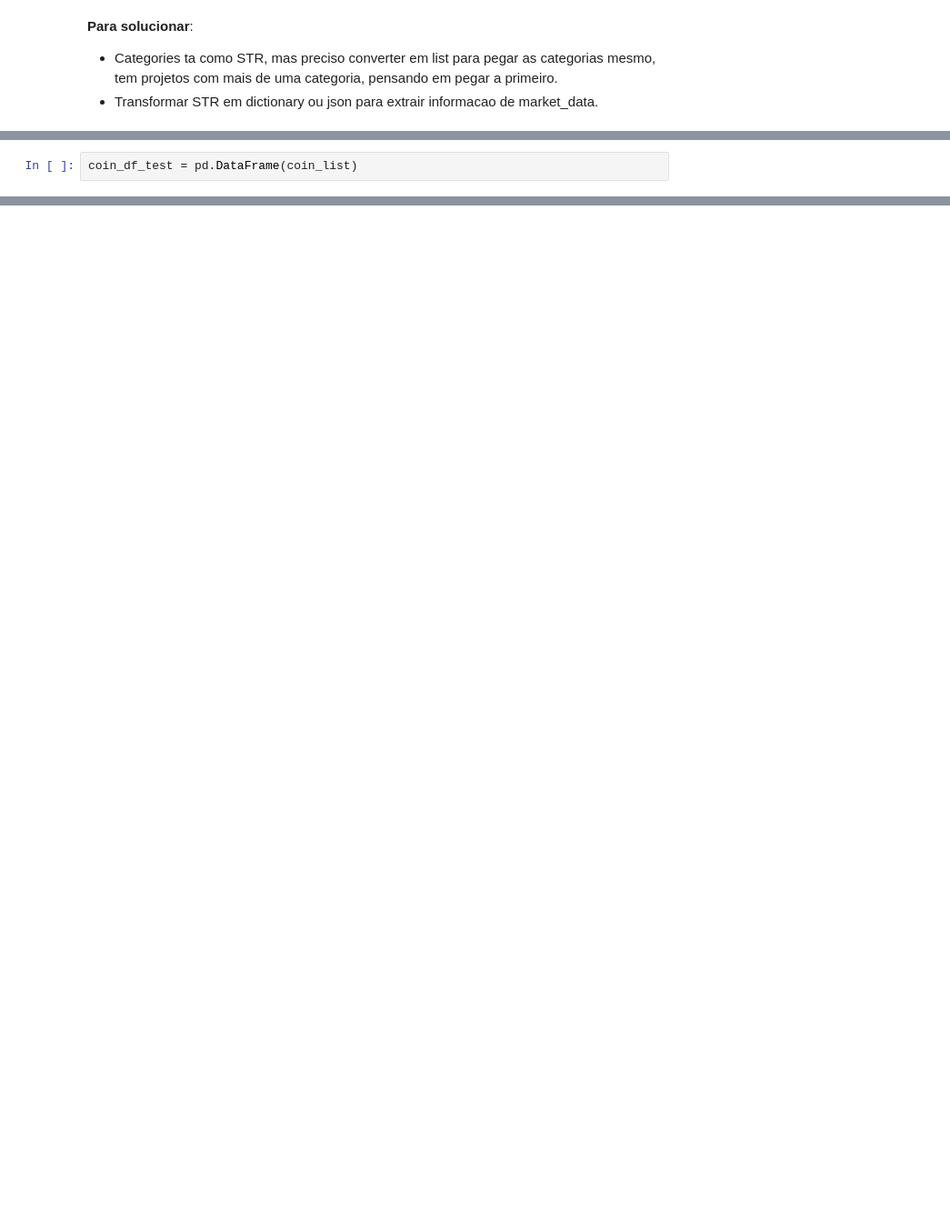
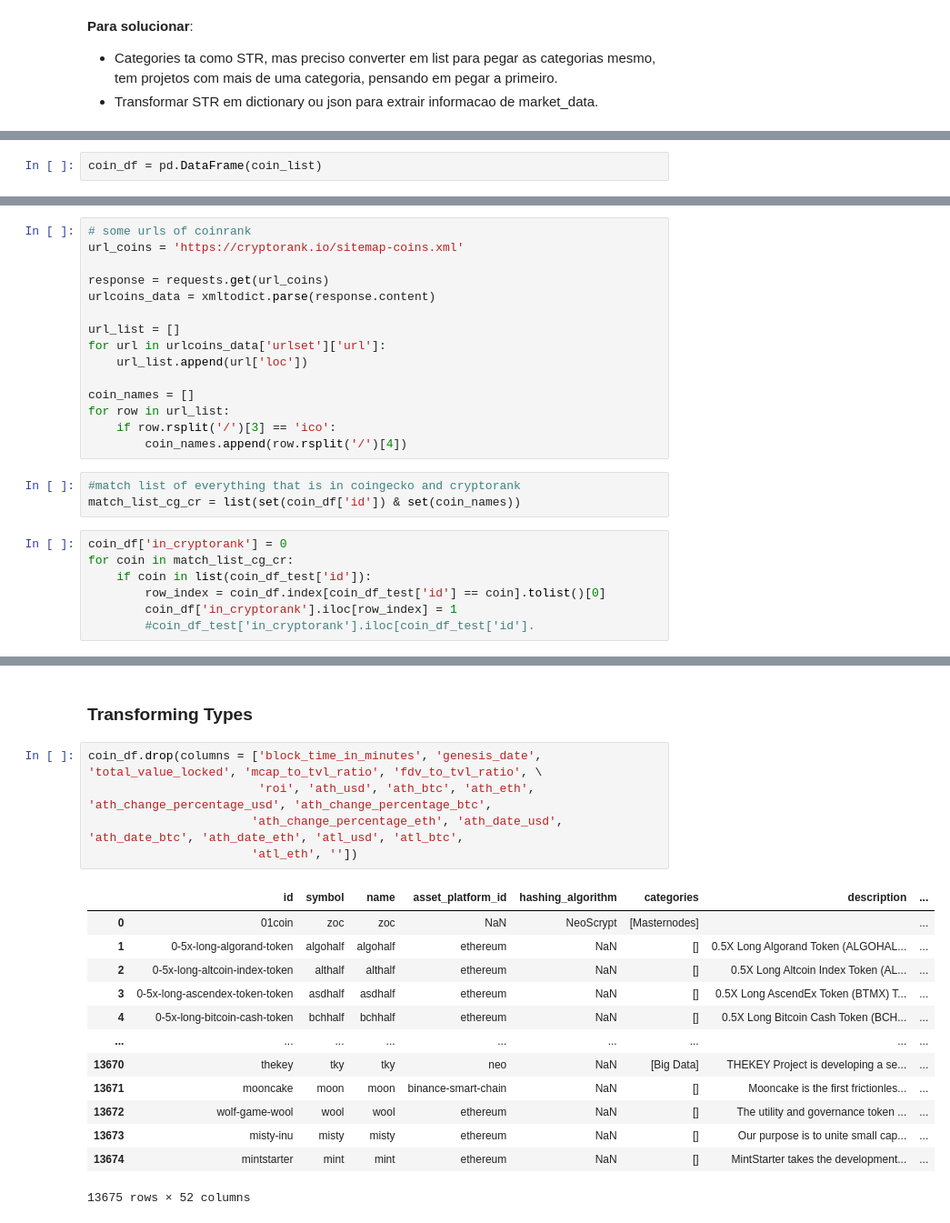
Before and after one commit to dmdp943/Web3-Project, a Jupyter notebook: notebooks/Organizing_coinID_data_vDiego.ipynb, the cells around one changed output, grey strips where cells are left out. Shown at 91% size. Drawn from its saved outputs; the diff is of its cells as text; blank space fills up the shorter version.

```diff
--- a/notebooks/Organizing_coinID_data_vDiego.ipynb
+++ b/notebooks/Organizing_coinID_data_vDiego.ipynb
@@ -162,2 +346,2 @@ list
 # %%
-coin_df_test = pd.DataFrame(coin_list)
+coin_df = pd.DataFrame(coin_list)
@@ -197,0 +350,25 @@ Name: total_value_locked, Length: 13675, dtype: object>
+# %%
+# some urls of coinrank
+url_coins = 'https://cryptorank.io/sitemap-coins.xml'
+
+response = requests.get(url_coins)
+urlcoins_data = xmltodict.parse(response.content)
+
+url_list = []
+for url in urlcoins_data['urlset']['url']:
+    url_list.append(url['loc'])
+
+coin_names = []
+for row in url_list:
+    if row.rsplit('/')[3] == 'ico':
+        coin_names.append(row.rsplit('/')[4])
+# %%
+#match list of everything that is in coingecko and cryptorank
+match_list_cg_cr = list(set(coin_df['id']) & set(coin_names))
+# %%
+coin_df['in_cryptorank'] = 0
+for coin in match_list_cg_cr:
+    if coin in list(coin_df_test['id']):
+        row_index = coin_df.index[coin_df_test['id'] == coin].tolist()[0]
+        coin_df['in_cryptorank'].iloc[row_index] = 1
+        #coin_df_test['in_cryptorank'].iloc[coin_df_test['id'].
@@ -197,0 +395,21 @@ Name: total_value_locked, Length: 13675, dtype: object>
+# %% [markdown]
+### Transforming Types
+# %%
+coin_df.drop(columns = ['block_time_in_minutes', 'genesis_date', 'total_value_locked', 'mcap_to_tvl_ratio', 'fdv_to_tvl_ratio', \
+                        'roi', 'ath_usd', 'ath_btc', 'ath_eth', 'ath_change_percentage_usd', 'ath_change_percentage_btc',
+                       'ath_change_percentage_eth', 'ath_date_usd', 'ath_date_btc', 'ath_date_eth', 'atl_usd', 'atl_btc',
+                       'atl_eth', ''])
+# %% [output]
+|  | id | symbol | name | asset_platform_id | hashing_algorithm | categories | description | ... |
+| 0 | 01coin | zoc | zoc | NaN | NeoScrypt | [Masternodes] |  | ... |
+| 1 | 0-5x-long-algorand-token | algohalf | algohalf | ethereum | NaN | [] | 0.5X Long Algorand Token (ALGOHAL... | ... |
+| 2 | 0-5x-long-altcoin-index-token | althalf | althalf | ethereum | NaN | [] | 0.5X Long Altcoin Index Token (AL... | ... |
+| 3 | 0-5x-long-ascendex-token-token | asdhalf | asdhalf | ethereum | NaN | [] | 0.5X Long AscendEx Token (BTMX) T... | ... |
+| 4 | 0-5x-long-bitcoin-cash-token | bchhalf | bchhalf | ethereum | NaN | [] | 0.5X Long Bitcoin Cash Token (BCH... | ... |
+| ... | ... | ... | ... | ... | ... | ... | ... | ... |
+| 13670 | thekey | tky | tky | neo | NaN | [Big Data] | THEKEY Project is developing a se... | ... |
+| 13671 | mooncake | moon | moon | binance-smart-chain | NaN | [] | Mooncake is the first frictionles... | ... |
+| 13672 | wolf-game-wool | wool | wool | ethereum | NaN | [] | The utility and governance token ... | ... |
+| 13673 | misty-inu | misty | misty | ethereum | NaN | [] | Our purpose is to unite small cap... | ... |
+| 13674 | mintstarter | mint | mint | ethereum | NaN | [] | MintStarter takes the development... | ... |
+13675 rows × 52 columns
```
Also changed, not shown: parts of 15 cells of this notebook.
